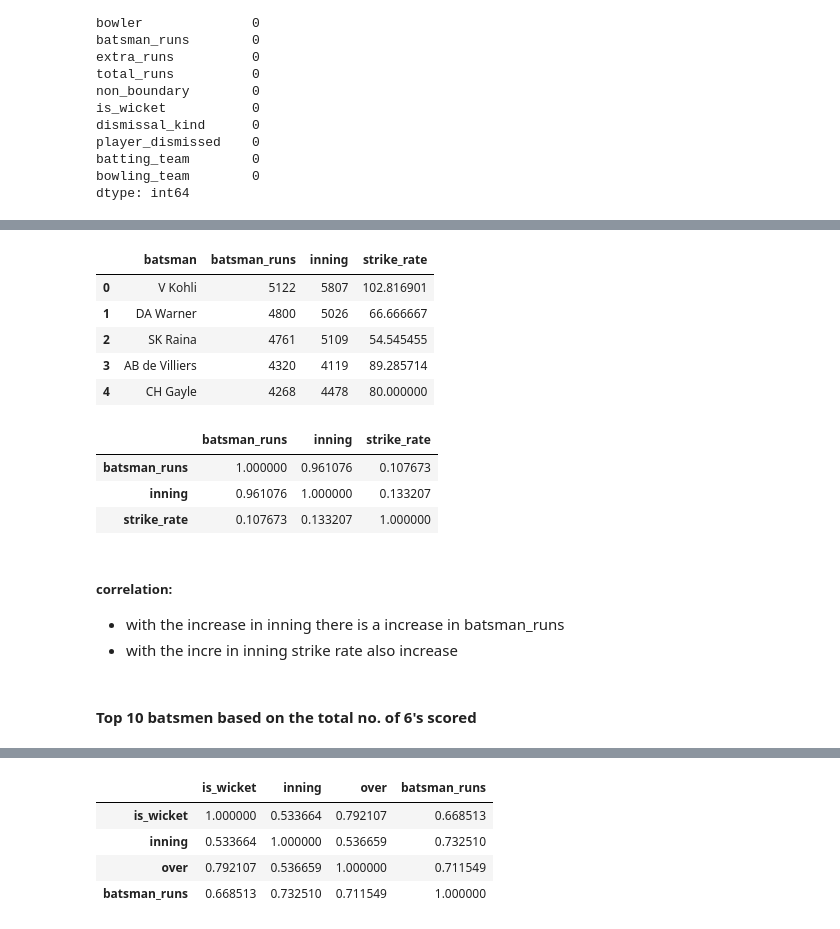
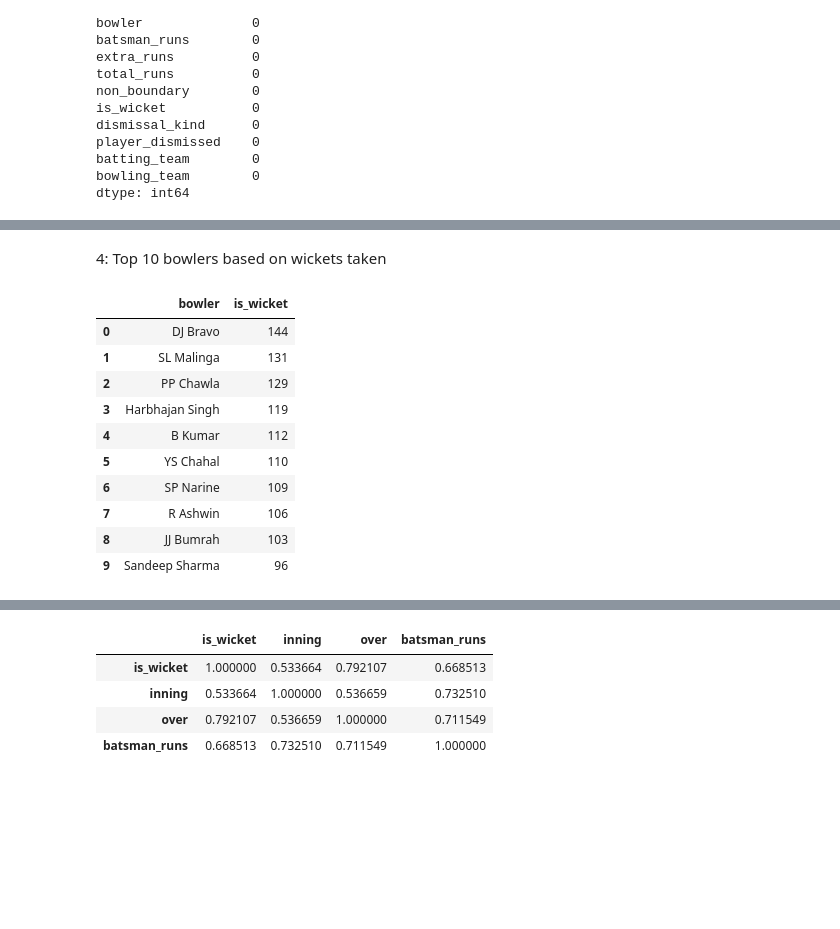
Before and after one commit to Rohanjos97/data-mining-asignments, a Jupyter notebook: IT496_Introduction_to Data_Mining _Lab Assignment_01.ipynb, the cells around one changed output, grey strips where cells are left out. Drawn from its saved outputs; the diff is of its cells as text; code cells hidden in the pictures; blank space fills up the shorter version.

```diff
--- a/IT496_Introduction_to Data_Mining _Lab Assignment_01.ipynb
+++ b/IT496_Introduction_to Data_Mining _Lab Assignment_01.ipynb
@@ -306,27 +411,18 @@ dtype: int64
+# %% [markdown]
+4: Top 10 bowlers based on wickets taken
 # %%
-runs = df.groupby(['batsman'])['batsman_runs', 'inning'].sum().reset_index()
-sorted_players = runs.sort_values(by ='batsman_runs', ascending =False).head(5).reset_index().drop('index', axis=1)
-
-# adding a new column, strike_rate, to our new dataframe
-sorted_players['strike_rate'] = runs['batsman_runs']/runs['inning']*100
-sorted_players
+wicket = df.groupby(['bowler'])['is_wicket'].sum().reset_index()
+sortedbowl_players = wicket.sort_values(by ='is_wicket',ascending =False).head(10).reset_index().drop('index',axis=1)
+sortedbowl_players
 # %% [output]
-|  | batsman | batsman_runs | inning | strike_rate |
-| 0 | V Kohli | 5122 | 5807 | 102.816901 |
-| 1 | DA Warner | 4800 | 5026 | 66.666667 |
-| 2 | SK Raina | 4761 | 5109 | 54.545455 |
-| 3 | AB de Villiers | 4320 | 4119 | 89.285714 |
-| 4 | CH Gayle | 4268 | 4478 | 80.000000 |
+|  | bowler | is_wicket |
+| 0 | DJ Bravo | 144 |
+| 1 | SL Malinga | 131 |
+| 2 | PP Chawla | 129 |
+| 3 | Harbhajan Singh | 119 |
+| 4 | B Kumar | 112 |
+| 5 | YS Chahal | 110 |
+| 6 | SP Narine | 109 |
+| 7 | R Ashwin | 106 |
+| 8 | JJ Bumrah | 103 |
+| 9 | Sandeep Sharma | 96 |
-# %%
-sorted_players.corr()
-# %% [output]
-|  | batsman_runs | inning | strike_rate |
-| batsman_runs | 1.000000 | 0.961076 | 0.107673 |
-| inning | 0.961076 | 1.000000 | 0.133207 |
-| strike_rate | 0.107673 | 0.133207 | 1.000000 |
-# %% [markdown]
-##### correlation:
-- with the increase in inning there is a increase in batsman_runs
-- with the incre in inning strike rate also increase
-# %% [markdown]
-#### Top 10 batsmen based on the total no. of 6's scored
```
Also changed, not shown: parts of 40 cells of this notebook.
